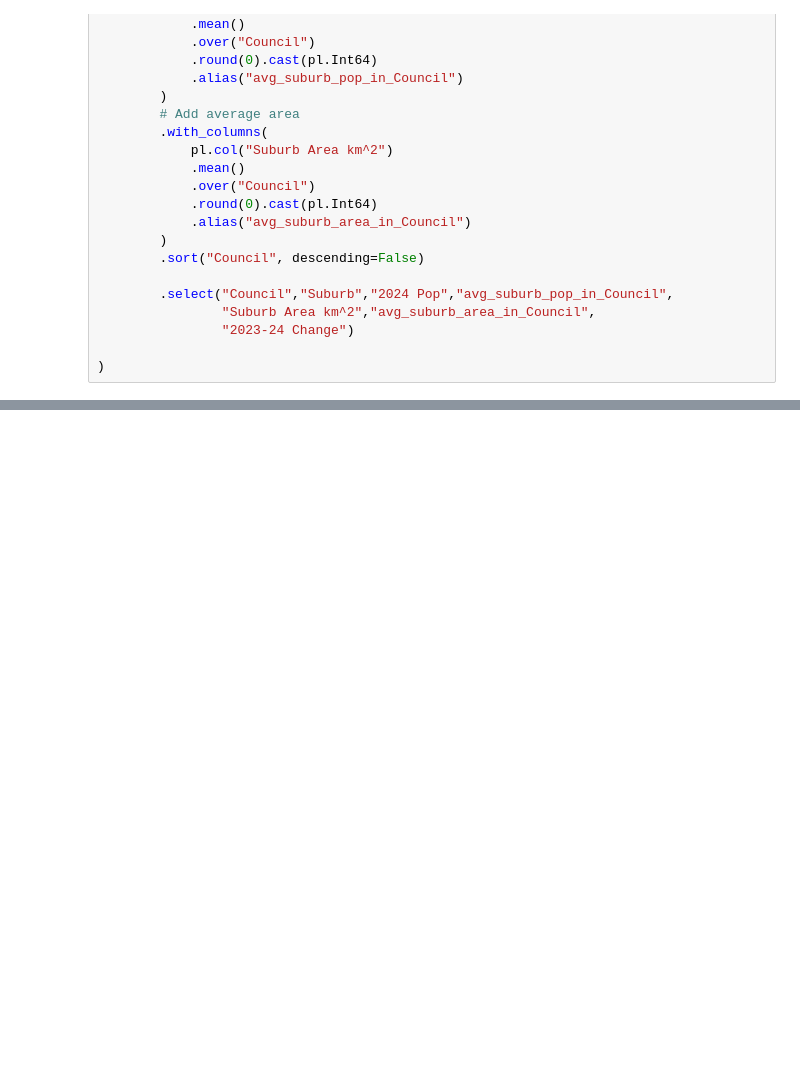
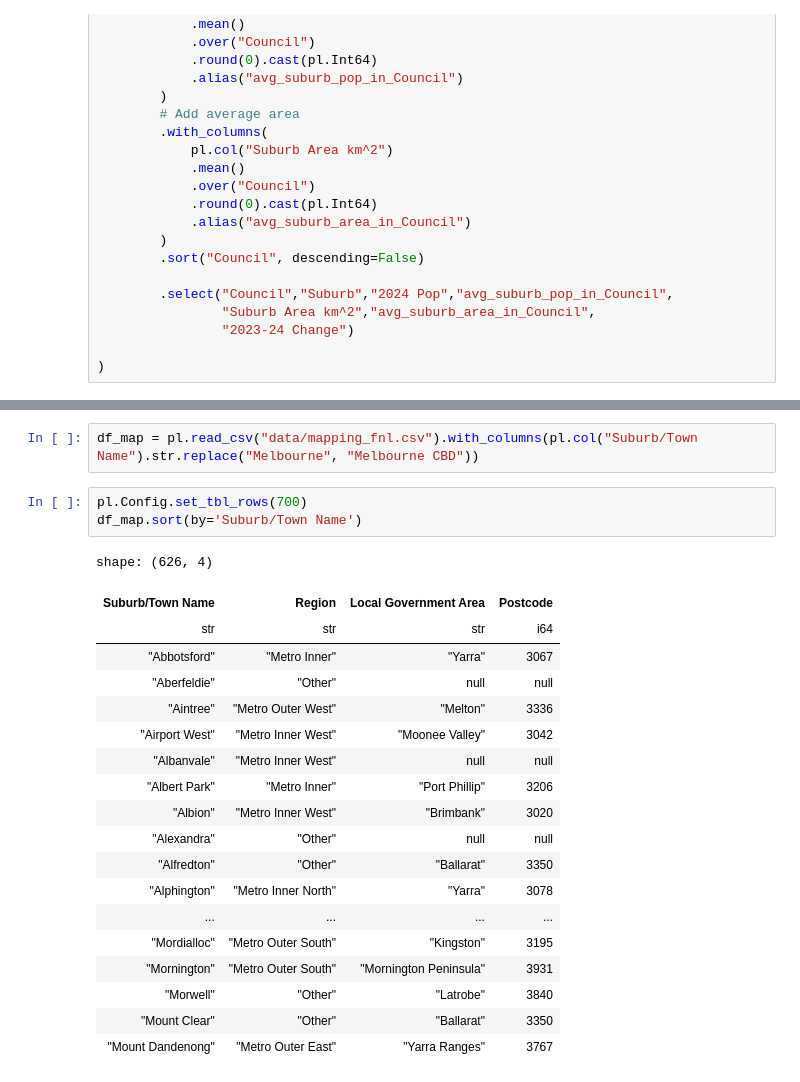
Before and after one commit to DamnThisIsAnUnnecessarilyLongName/blank-app, a Jupyter notebook: scratch_popdata.ipynb, the cells around one changed output, grey strips where cells are left out. Drawn from its saved outputs; the diff is of its cells as text; blank space fills up the shorter version.

```diff
--- a/scratch_popdata.ipynb
+++ b/scratch_popdata.ipynb
@@ -101,0 +76,25 @@ shape: (451, 7)
+# %%
+df_map = pl.read_csv("data/mapping_fnl.csv").with_columns(pl.col("Suburb/Town Name").str.replace("Melbourne", "Melbourne CBD"))
+# %%
+pl.Config.set_tbl_rows(700)
+df_map.sort(by='Suburb/Town Name')
+# %% [output]
+shape: (626, 4)
+| Suburb/Town Name | Region | Local Government Area | Postcode |
+| str | str | str | i64 |
+| "Abbotsford" | "Metro Inner" | "Yarra" | 3067 |
+| "Aberfeldie" | "Other" | null | null |
+| "Aintree" | "Metro Outer West" | "Melton" | 3336 |
+| "Airport West" | "Metro Inner West" | "Moonee Valley" | 3042 |
+| "Albanvale" | "Metro Inner West" | null | null |
+| "Albert Park" | "Metro Inner" | "Port Phillip" | 3206 |
+| "Albion" | "Metro Inner West" | "Brimbank" | 3020 |
+| "Alexandra" | "Other" | null | null |
+| "Alfredton" | "Other" | "Ballarat" | 3350 |
+| "Alphington" | "Metro Inner North" | "Yarra" | 3078 |
+| ... | ... | ... | ... |
+| "Mordialloc" | "Metro Outer South" | "Kingston" | 3195 |
+| "Mornington" | "Metro Outer South" | "Mornington Peninsula" | 3931 |
+| "Morwell" | "Other" | "Latrobe" | 3840 |
+| "Mount Clear" | "Other" | "Ballarat" | 3350 |
+| "Mount Dandenong" | "Metro Outer East" | "Yarra Ranges" | 3767 |
```
Also changed, not shown: parts of 3 cells of this notebook, 8 other files.
